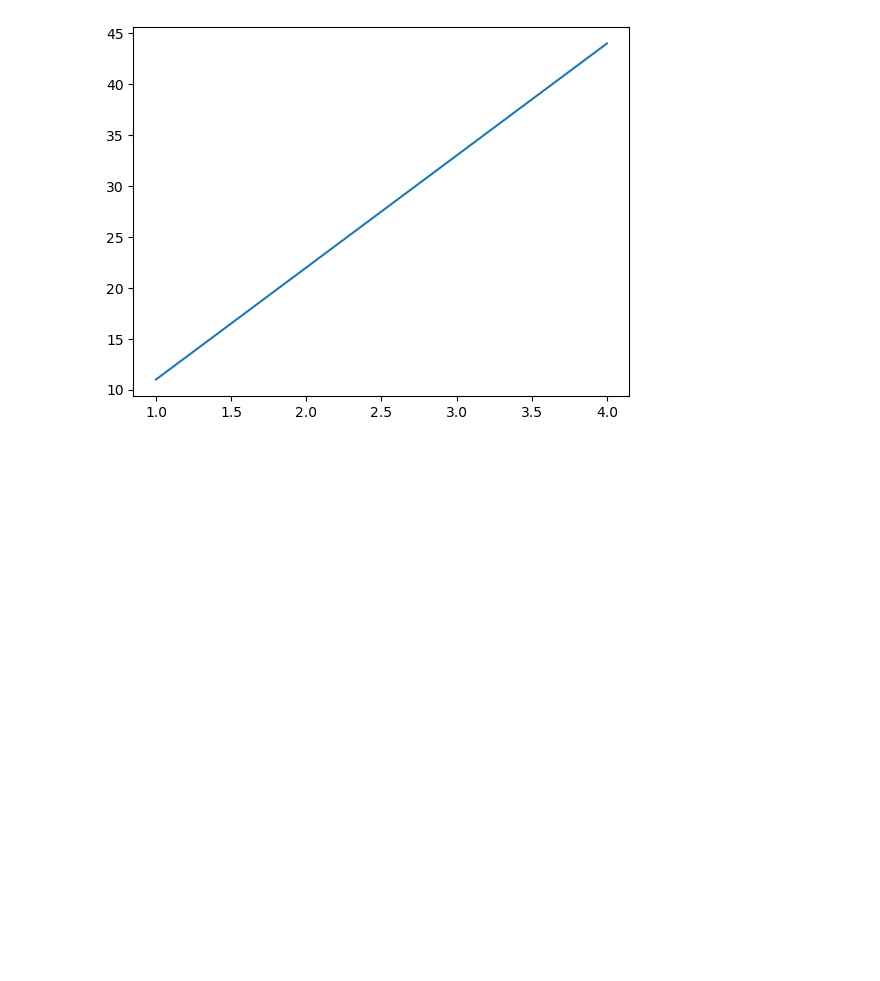
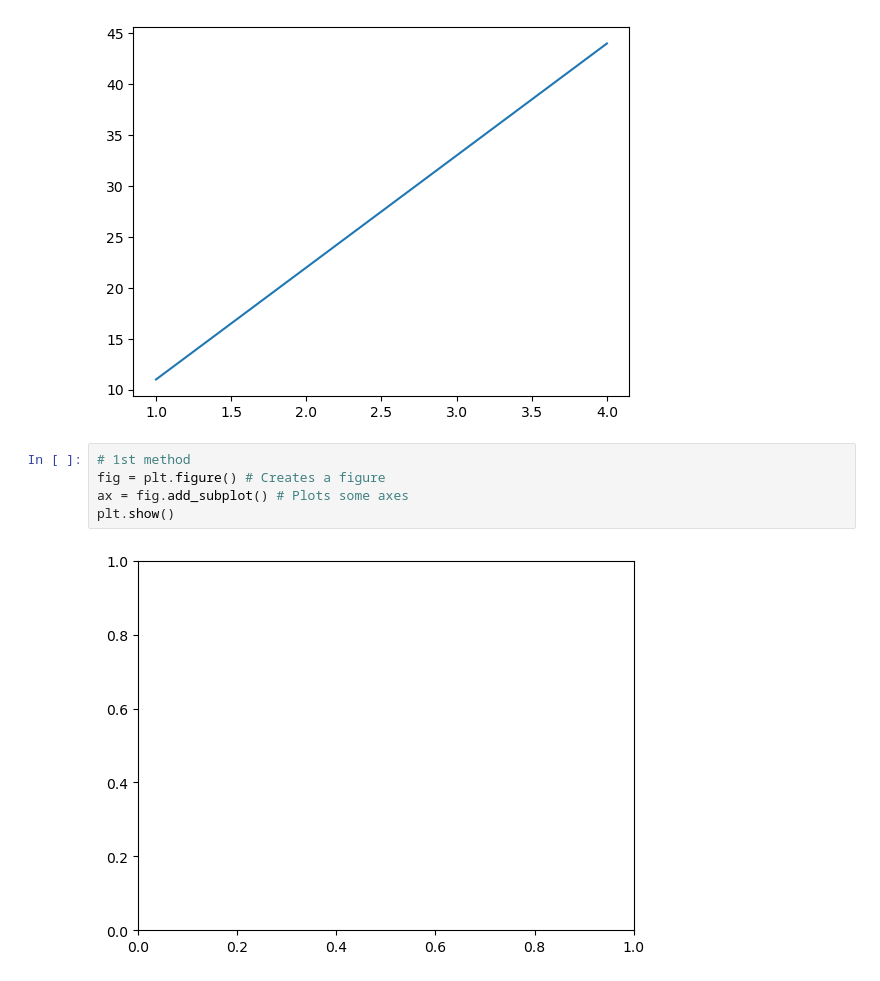
Before and after one commit to ChidiebubeUgwunweze/Machine-Learning-Data-Science-Learning, a Jupyter notebook: sample_project/introduction-to-matplotlib.ipynb, the cells around one changed output. Saved outputs shown, nothing was run; the diff lists cells and outputs as text; blank space fills up the shorter version.

```diff
--- a/sample_project/introduction-to-matplotlib.ipynb
+++ b/sample_project/introduction-to-matplotlib.ipynb
@@ -29,3 +29,10 @@ y = [11, 22, 33, 44]
 plt.plot(x, y);
 # %% [output]
 [figure]
+# %%
+# 1st method
+fig = plt.figure() # Creates a figure
+ax = fig.add_subplot() # Plots some axes
+plt.show()
+# %% [output]
+[figure, added]
```
Also changed, not shown: parts of 18 cells of this notebook, 2 other files.
